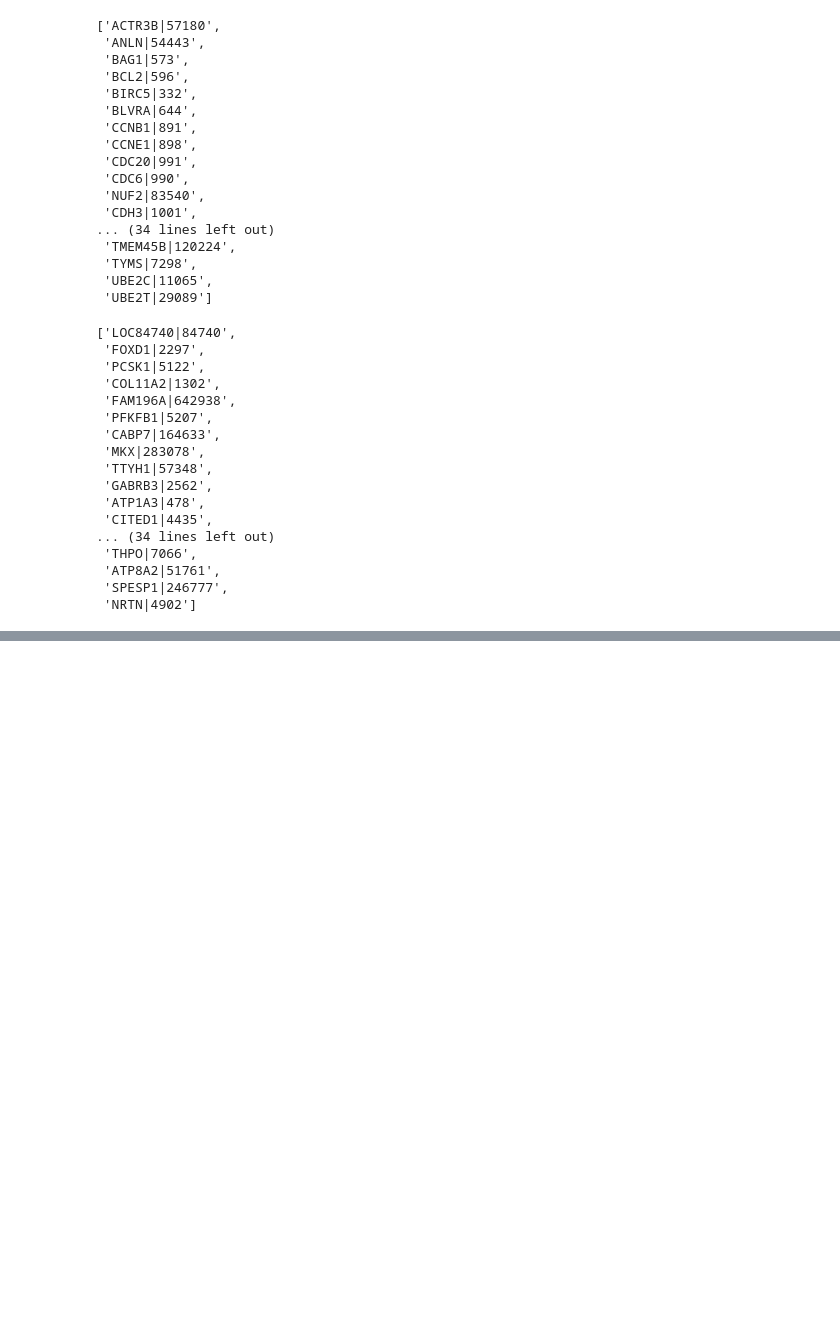
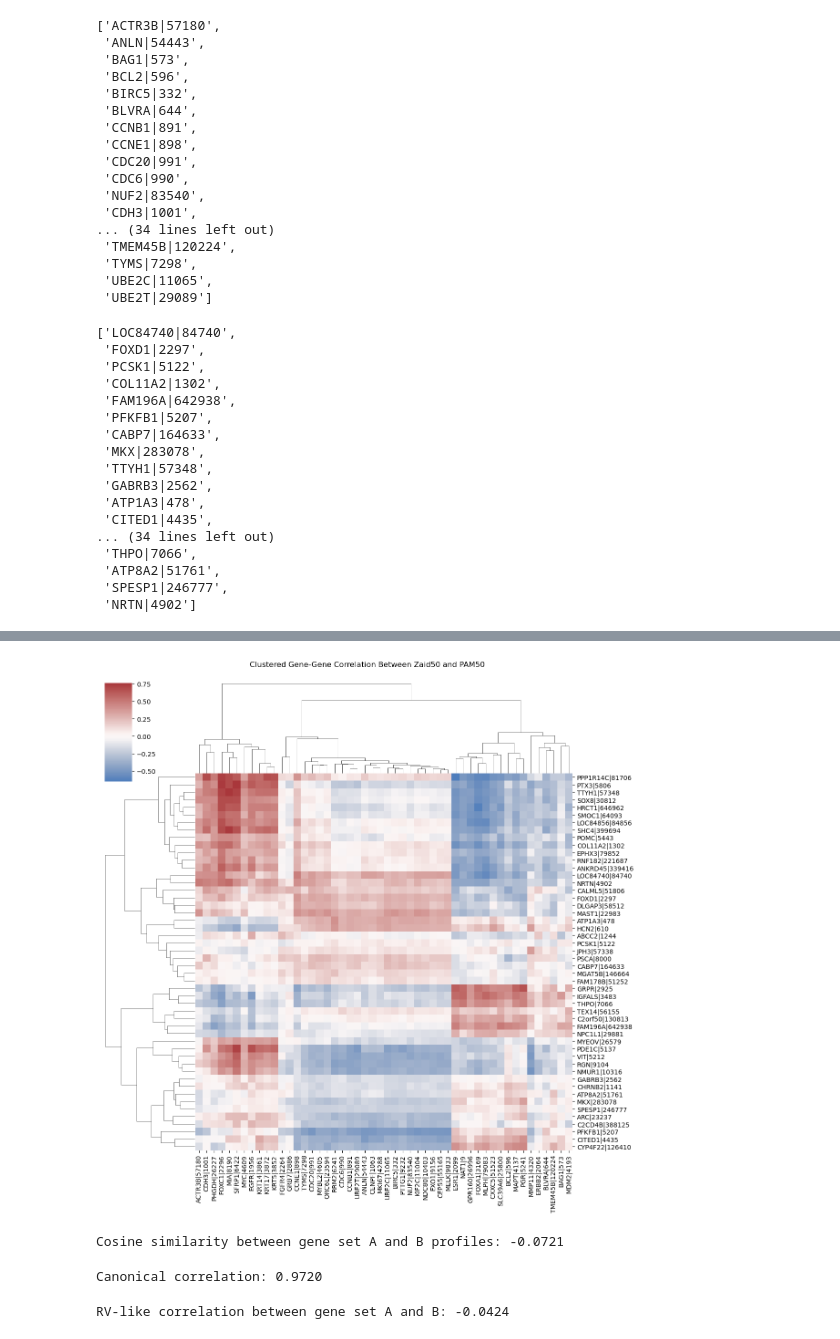
Before and after one commit to CNsquared/breast-cancer-team-1, a Jupyter notebook: Project1/check_zaid50.ipynb, the cells around one changed output, grey strips where cells are left out. Cells and saved outputs as stored; diff of their text form; code cells hidden in the pictures; blank space fills up the shorter version.

```diff
--- a/Project1/check_zaid50.ipynb
+++ b/Project1/check_zaid50.ipynb
@@ -621,0 +306,55 @@ cos_sim = cosine_similarity([A_mean], [B_mean])[0, 0]
+# %%
+import seaborn as sns
+import matplotlib.pyplot as plt
+
+# Clustered heatmap of gene-gene correlations
+sns.clustermap(
+    cross_corr,
+    cmap="vlag",
+    center=0,
+    figsize=(12, 12),
+    row_cluster=True,
+    col_cluster=True,
+    xticklabels=True,
+    yticklabels=True
+)
+
+plt.suptitle("Clustered Gene-Gene Correlation Between Zaid50 and PAM50", y=1.02)
+plt.show()
+# %% [output]
+[figure, added]
+# %%
+from sklearn.metrics.pairwise import cosine_similarity
+
+# Get average expression per individual
+vec_A = X_zaid50_centered.mean(axis=1)
+vec_B = X_pam50_centered.mean(axis=1)
+
+# Compare their patterns across individuals
+similarity = cosine_similarity(vec_A.values.reshape(1, -1), vec_B.values.reshape(1, -1))[0, 0]
+print(f"Cosine similarity between gene set A and B profiles: {similarity:.4f}")
+# %% [output]
+Cosine similarity between gene set A and B profiles: -0.0721
+# %%
+from sklearn.cross_decomposition import CCA
+
+cca = CCA(n_components=1)
+X_c, Y_c = cca.fit_transform(X_zaid50_centered, X_pam50_centered)
+print(f"Canonical correlation: {np.corrcoef(X_c.T, Y_c.T)[0, 1]:.4f}")
+# %% [output]
+Canonical correlation: 0.9720
+# %%
+from scipy.spatial.distance import pdist, squareform
+from scipy.stats import pearsonr
+
+dist_A = squareform(pdist(X_zaid50_centered.T, metric='correlation'))
+dist_B = squareform(pdist(X_pam50_centered.T, metric='correlation'))
+
+# Flatten upper triangle
+vec_A = dist_A[np.triu_indices_from(dist_A, k=1)]
+vec_B = dist_B[np.triu_indices_from(dist_B, k=1)]
+
+rv, _ = pearsonr(vec_A, vec_B)
+print(f"RV-like correlation between gene set A and B: {rv:.4f}")
+# %% [output]
+RV-like correlation between gene set A and B: -0.0424
```
Also changed, not shown: parts of 39 cells of this notebook, 5 other files.
